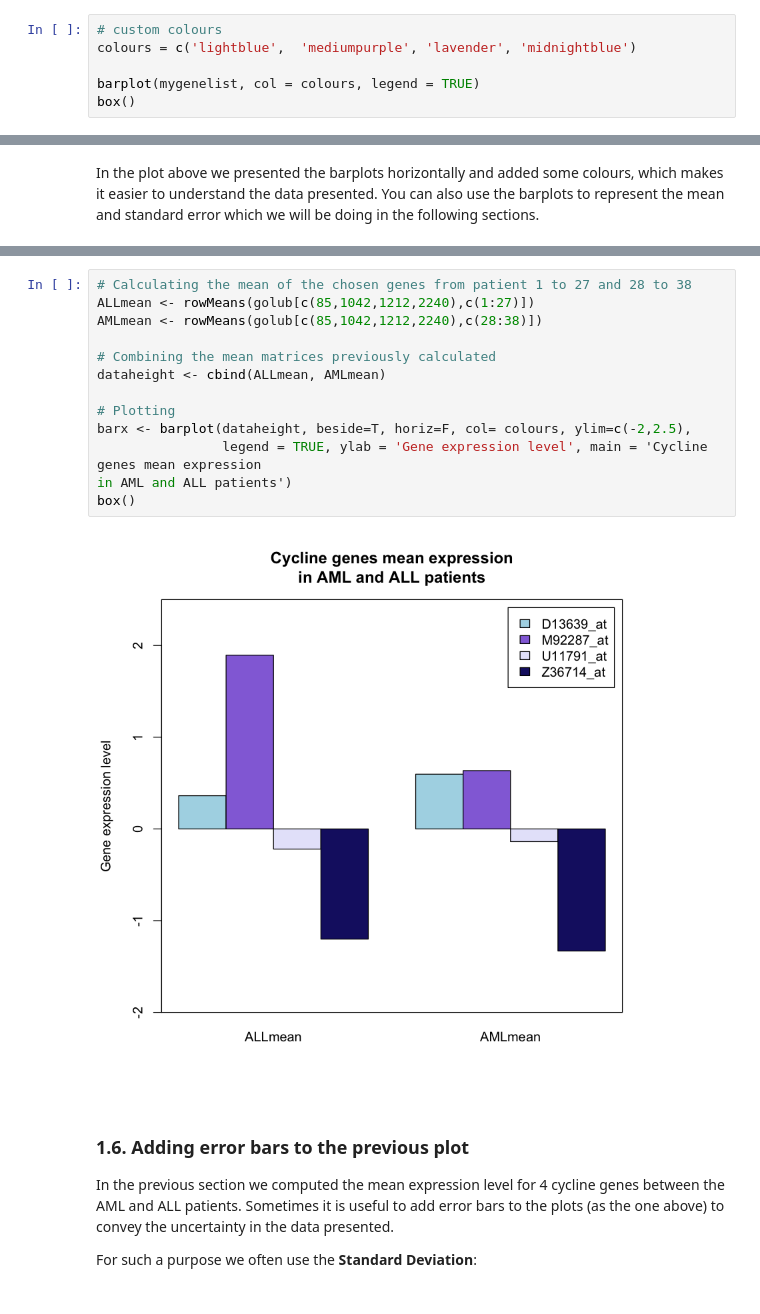
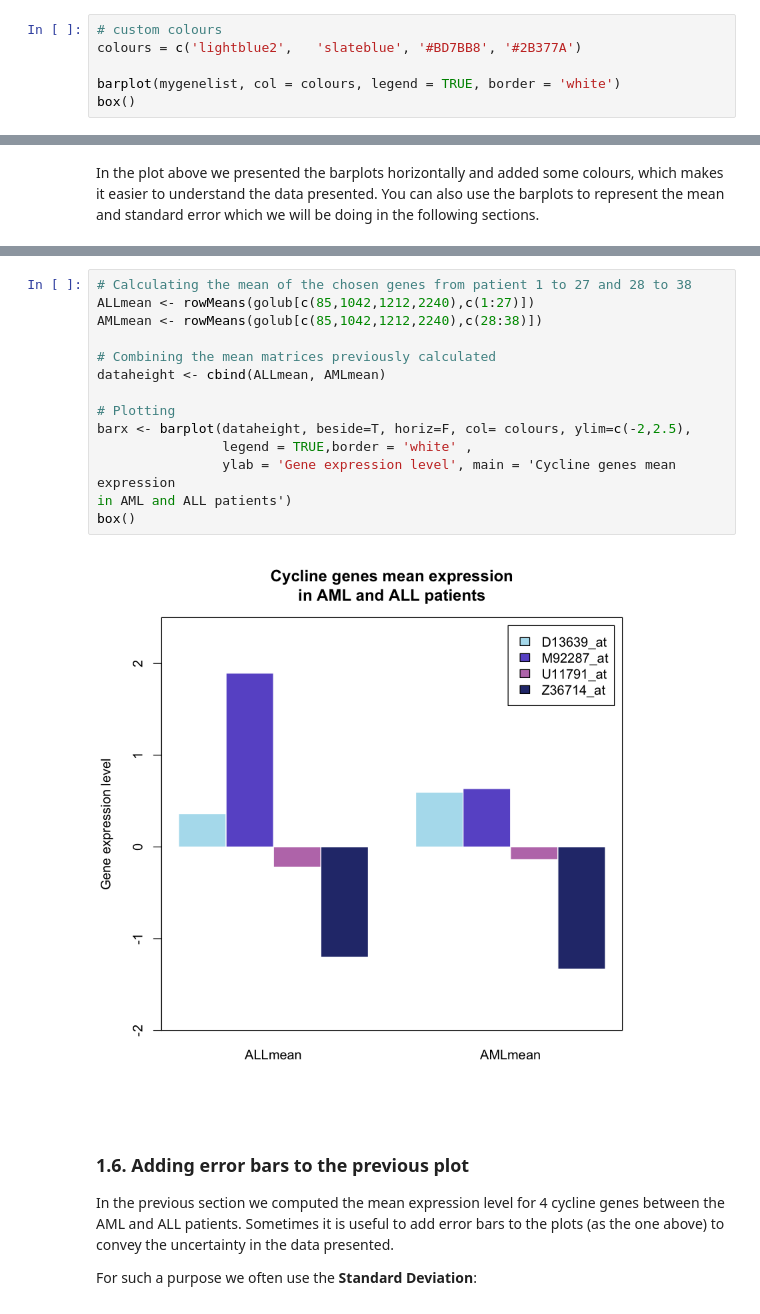
Before and after one commit to trallard/BAD_days, a Jupyter notebook: Day1/Tutorial.ipynb, the cells around one changed output, grey strips where cells are left out. Drawn from its saved outputs; the diff is of its cells as text.

```diff
--- a/Day1/Tutorial.ipynb
+++ b/Day1/Tutorial.ipynb
@@ -229,7 +230,7 @@ The plot is not very easy to read, so we will add some colurs and a legend so we
 # %%
 # custom colours
-colours = c('lightblue',  'mediumpurple', 'lavender', 'midnightblue')
+colours = c('lightblue2',   'slateblue', '#BD7BB8', '#2B377A')
 
-barplot(mygenelist, col = colours, legend = TRUE)
+barplot(mygenelist, col = colours, legend = TRUE, border = 'white')
 box()
 # %% [output]
@@ -267,18 +269,19 @@ Finally, the means are plotted using the `barplot` function.
 # %%
 # Calculating the mean of the chosen genes from patient 1 to 27 and 28 to 38
 ALLmean <- rowMeans(golub[c(85,1042,1212,2240),c(1:27)])
 AMLmean <- rowMeans(golub[c(85,1042,1212,2240),c(28:38)])
 
 # Combining the mean matrices previously calculated
 dataheight <- cbind(ALLmean, AMLmean)
 
 # Plotting
 barx <- barplot(dataheight, beside=T, horiz=F, col= colours, ylim=c(-2,2.5),
-                legend = TRUE, ylab = 'Gene expression level', main = 'Cycline genes mean expression
+                legend = TRUE,border = 'white' ,
+                ylab = 'Gene expression level', main = 'Cycline genes mean expression
 in AML and ALL patients')
 box()
 # %% [output]
-[figure, old version]
+[figure, new version]
 # %% [markdown]
 ### 1.6\. Adding error bars to the previous plot
 
```
Also changed, not shown: parts of 27 cells of this notebook, 2 other files.
